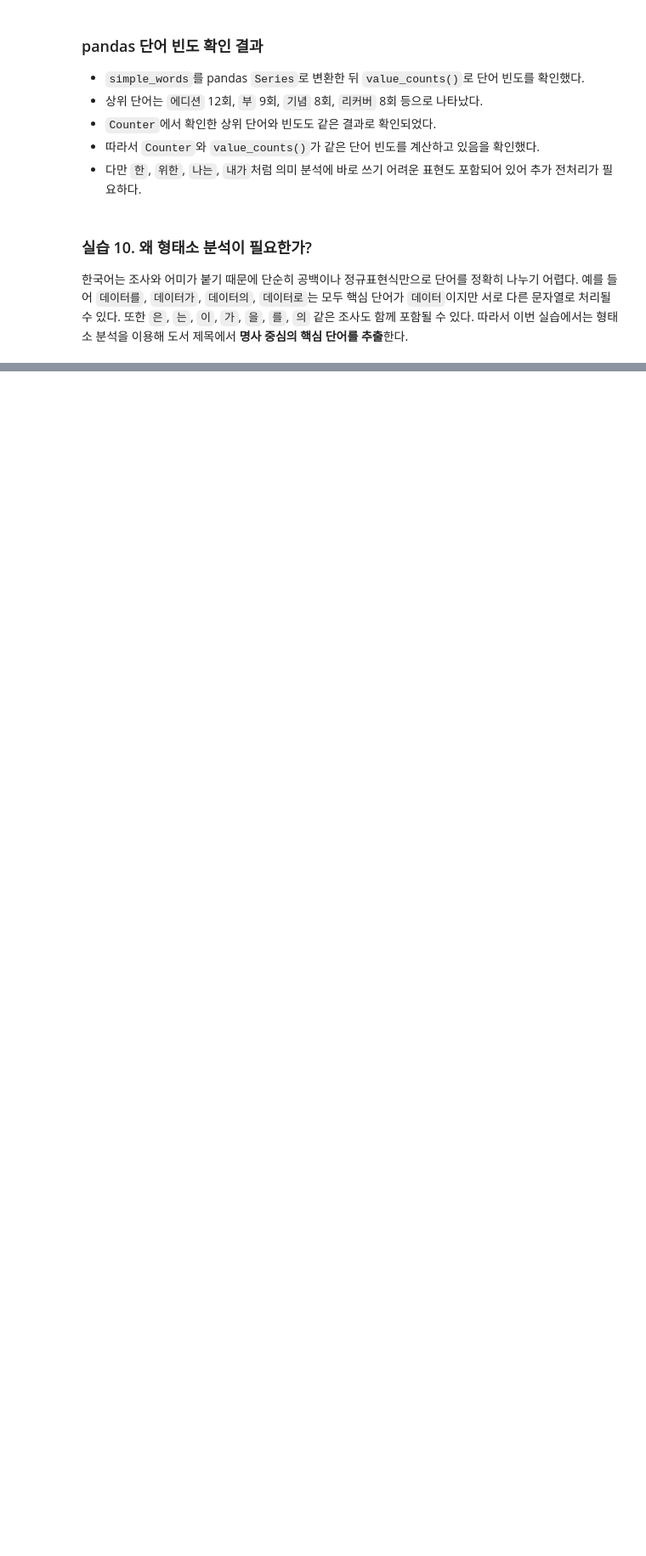
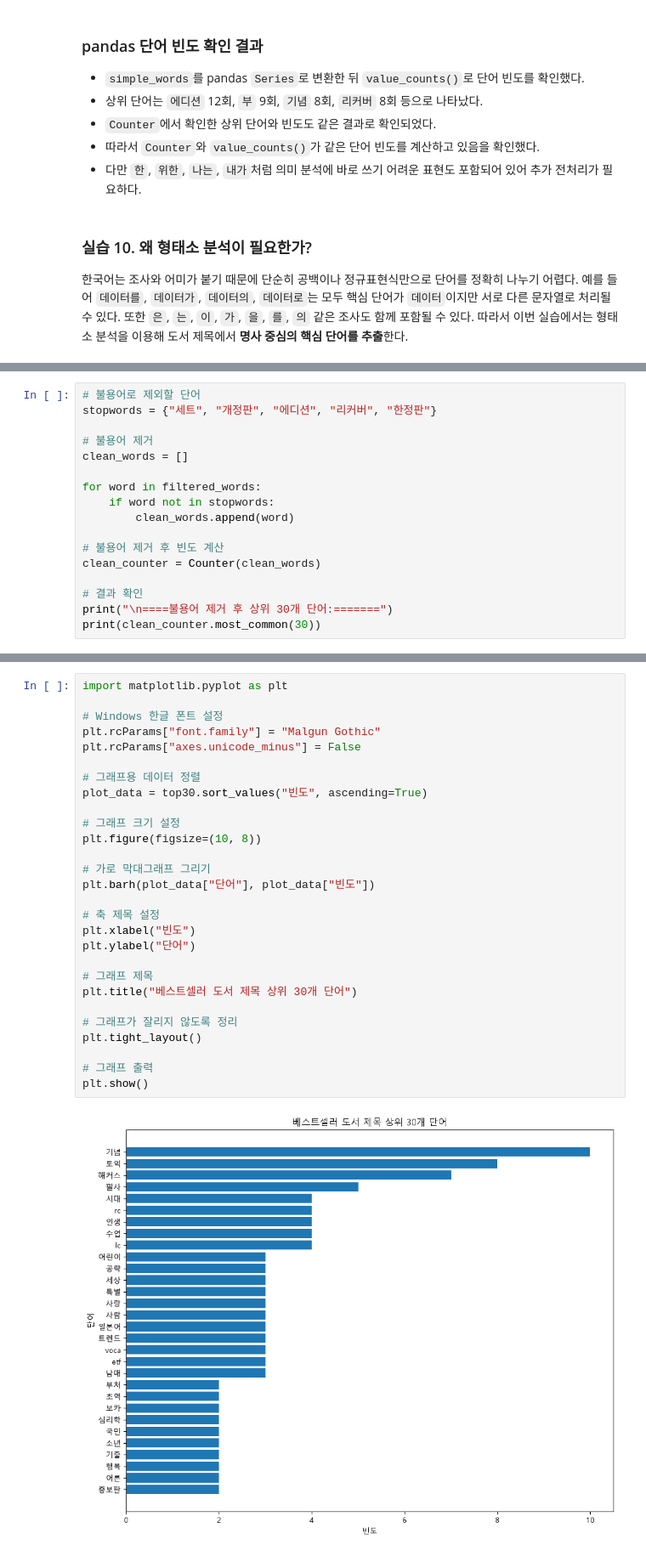
Before and after one commit to kyrdufmal-summer/llm-data-analysis-course, a Jupyter notebook: notebooks/book-text-ml/chapter02.ipynb, the cells around one changed output, grey strips where cells are left out. Shown at 85% size. Cells and saved outputs as stored; diff of their text form; blank space fills up the shorter version.

```diff
--- a/notebooks/book-text-ml/chapter02.ipynb
+++ b/notebooks/book-text-ml/chapter02.ipynb
@@ -502,0 +801,17 @@ ModuleNotFoundError: No module named 'konlpy'
+# %%
+# 불용어로 제외할 단어
+stopwords = {"세트", "개정판", "에디션", "리커버", "한정판"}
+
+# 불용어 제거
+clean_words = []
+
+for word in filtered_words:
+    if word not in stopwords:
+        clean_words.append(word)
+
+# 불용어 제거 후 빈도 계산
+clean_counter = Counter(clean_words)
+
+# 결과 확인
+print("\n====불용어 제거 후 상위 30개 단어:=======")
+print(clean_counter.most_common(30))
@@ -502,0 +1029,30 @@ ModuleNotFoundError: No module named 'konlpy'
+# %%
+import matplotlib.pyplot as plt
+
+# Windows 한글 폰트 설정
+plt.rcParams["font.family"] = "Malgun Gothic"
+plt.rcParams["axes.unicode_minus"] = False
+
+# 그래프용 데이터 정렬
+plot_data = top30.sort_values("빈도", ascending=True)
+
+# 그래프 크기 설정
+plt.figure(figsize=(10, 8))
+
+# 가로 막대그래프 그리기
+plt.barh(plot_data["단어"], plot_data["빈도"])
+
+# 축 제목 설정
+plt.xlabel("빈도")
+plt.ylabel("단어")
+
+# 그래프 제목
+plt.title("베스트셀러 도서 제목 상위 30개 단어")
+
+# 그래프가 잘리지 않도록 정리
+plt.tight_layout()
+
+# 그래프 출력
+plt.show()
+# %% [output]
+[figure, added]
```
Also changed, not shown: parts of 55 cells of this notebook, 3 other files.
